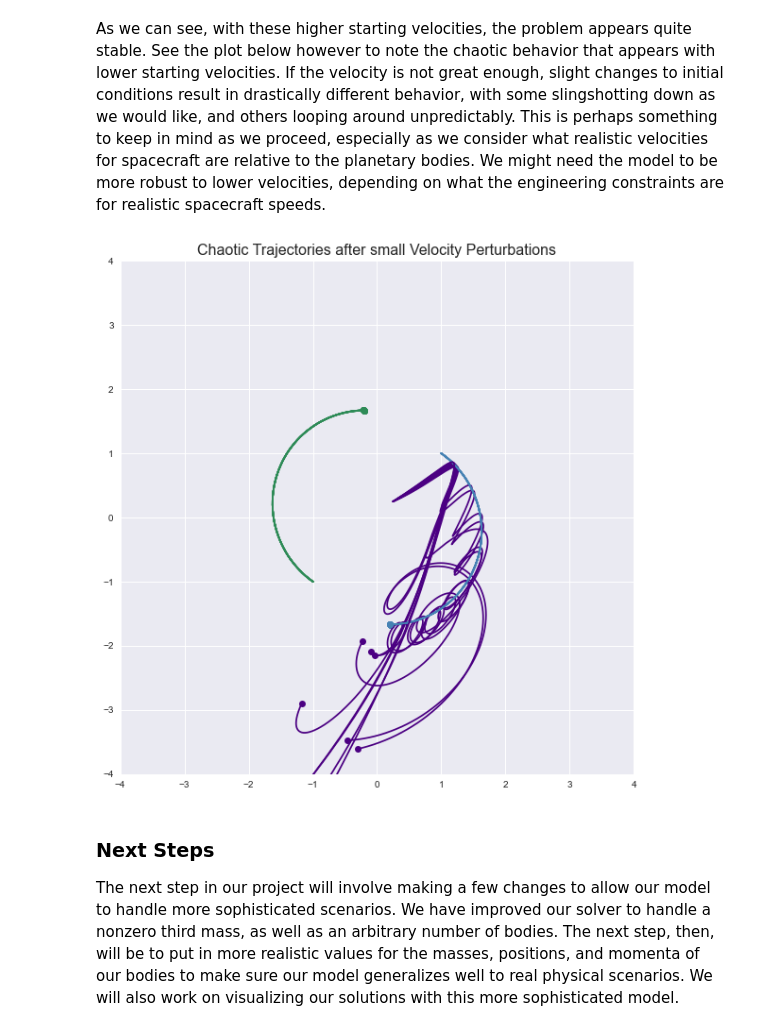
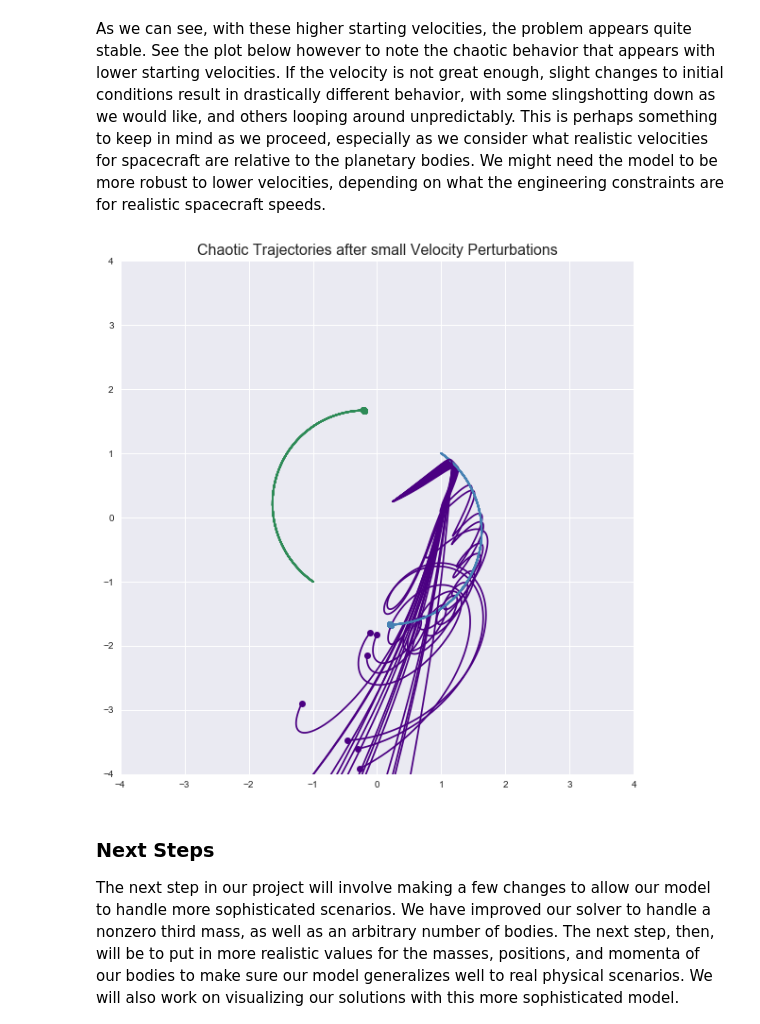
Before and after one commit to samcochran/optimal-spacecraft-control, a Jupyter notebook: Code/project1.ipynb, the cells around one changed output. Cells and saved outputs as stored; diff of their text form; code cells hidden in the pictures.

```diff
--- a/Code/project1.ipynb
+++ b/Code/project1.ipynb
@@ -296,12 +281,17 @@ init = np.array([1, 1, 0, # Position 1
                  -.35, .25, 0, # Velocity/Momentum 2
                  2, .5, 0]) # Velocity 3
 
+# Toy model with equal masses and m3 = 0
+m = [1, 1, 0]
+
 # Solve the system for each grid point, sort of
 perturb = np.zeros_like(init)
 perturb[[15, 16]] = .05
 fig, ax = plt.subplots()
 for k in range(20):
-    sol = solve_ivp(gravity_acceleration, (t0, tf), init + k*perturb, t_eval= np.linspace(t0, tf, 10000)).y
+
+    # Numerically integrate the system
+    sol = simulate_mechanics_general(init + k*perturb, t_span=(t0, tf), t_eval= np.linspace(t0, tf, 10000), m=m)
     plot_solution(sol, 'Clean Slingshot Options', ax = ax, show_speed=False)
     ax.legend([])
 # %% [output]
@@ -308,0 +301,24 @@ for k in range(20):
+# %%
+# Set up initial conditions and parameters
+t0 = 0
+tf = 10
+init = np.array([1, 1, 0, # Position 1
+                 -1, -1, 0, # Position 2
+                 .25, .25, 0, # Position 3
+                 .35, -.25, 0, # Velocity/Momentum 1
+                 -.35, .25, 0, # Velocity/Momentum 2
+                 2, .5, 0]) # Velocity 3
+
+# Toy model with equal masses, but m3 = 0.01
+m = [1, 1, 0.01]
+
+# Solve the system for each grid point, sort of
+perturb = np.zeros_like(init)
+perturb[[15, 16]] = .05
+fig, ax = plt.subplots()
+for k in range(20):
+
+    # Numerically integrate the system
+    sol = simulate_mechanics_general(init + k*perturb, t_span=(t0, tf), t_eval= np.linspace(t0, tf, 10000), m=m)
+    plot_solution(sol, 'Clean Slingshot Options - Small But Nonzero Third Mass', ax = ax, show_speed=False)
+    ax.legend([])
@@ -311,24 +329,28 @@ As we can see, with these higher starting velocities, the problem appears quite
 # %%
 # Set up initial conditions and parameters
 t0 = 0
 tf = 10
 init = np.array([1, 1, 0, # Position 1
                  -1, -1, 0, # Position 2
                  .25, .25, 0, # Position 3
                  .35, -.25, 0, # Velocity/Momentum 1
                  -.35, .25, 0, # Velocity/Momentum 2
                  .7, .3, 0]) # Velocity 3
 
+# Toy model with equal masses and m3=0
+m = [1, 1, 0]
+
 # Solve the system for each grid point, sort of
 perturb = np.zeros_like(init)
 perturb[[15, 16]] = .05
 fig, ax = plt.subplots()
-for k in range(10):
-    sol = solve_ivp(gravity_acceleration, (t0, tf), init + k*perturb, t_eval= np.linspace(t0, tf, 10000)).y
+for k in range(20):
+    # Numerically integrate the system
+    sol = simulate_mechanics_general(init + k*perturb, t_span=(t0, tf), t_eval= np.linspace(t0, tf, 10000), m=m)
     plot_solution(sol, 'Chaotic Trajectories after small Velocity Perturbations', ax = ax, show_speed=False)
     ax.legend([])
 # %% [output]
-[figure, old version]
+[figure, new version]
 # %% [markdown]
 ### Next Steps
 
```
Also changed, not shown: parts of 27 cells of this notebook, 1 other file.
